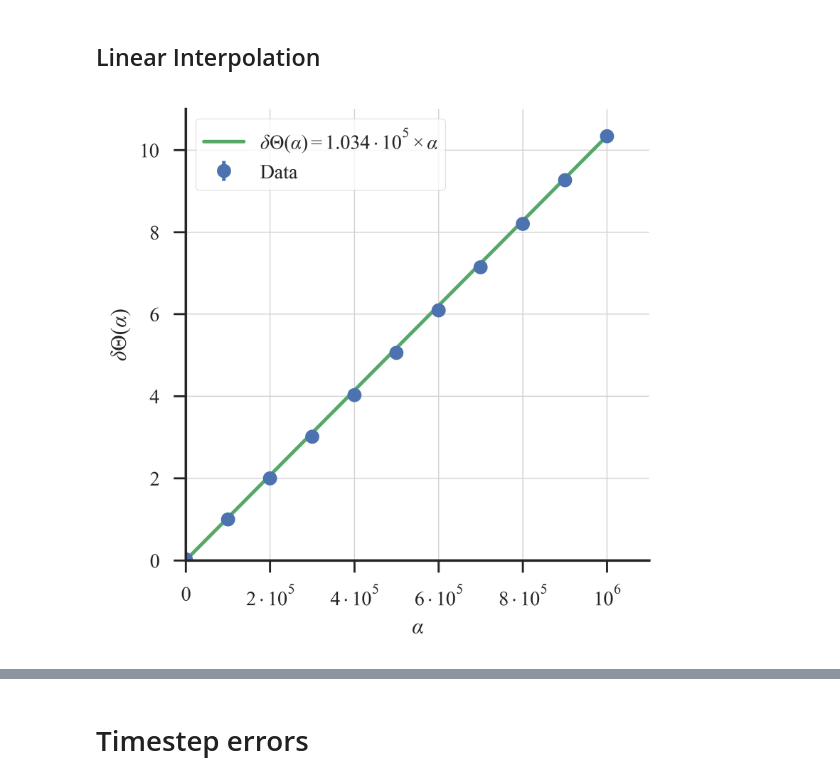
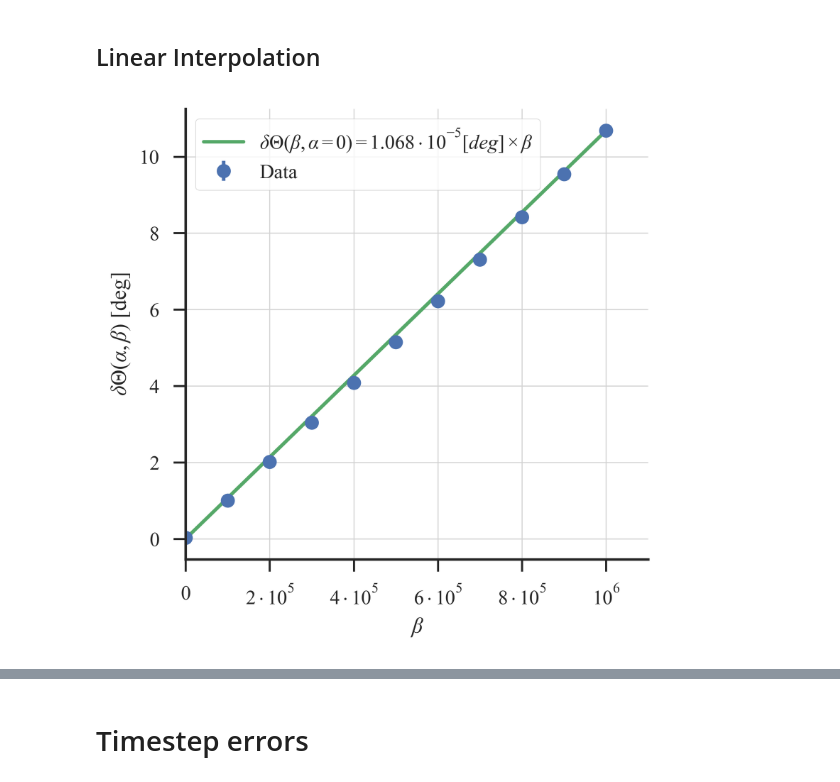
Before and after one commit to ckoerber/mercury-numerical, a Jupyter notebook: analysis/Figures.ipynb, the cells around one changed output, grey strips where cells are left out. Cells and saved outputs as stored; diff of their text form; code cells hidden in the pictures.

```diff
--- a/analysis/Figures.ipynb
+++ b/analysis/Figures.ipynb
@@ -24,6 +24,12 @@ vM0 = 0.51   # in units of R0/T0
 aM  = 1.01   # in units of R0/T0**2
 TM  = 88.    # in units of T0
 rS  = 3.e-7  # in units of R0
+c   = 2592.0 # in units of R0/T0
+h   = (rM0*vM0/c)**2
+
+print "h/rM0**2 = {0:1.1e}".format(h/rM0**2)
+print "rS/rM0 = {0:1.1e}".format(rS/rM0)
+print h
 
 # Initialize distance and velocity vectors
 vec_rM0 = vector(0, rM0, 0)
@@ -32,11 +38,12 @@ vec_vM0 = vector(vM0, 0, 0)
 # Definition of the time step
 dt0    = 2. * vM0 / aM
 alpha0 = 0.
+beta0  = 0.
 
 # Define the function
-def evolve_mercury(vec_rM_old, vec_vM_old, dt=dt0, alpha=alpha0):
+def evolve_mercury(vec_rM_old, vec_vM_old, dt=dt0, alpha=alpha0, beta=beta0):
     # Compute the strength of the acceleration
-    aMS = aM * ( 1. + alpha * rS / vec_rM_old.mag  ) / vec_rM_old.mag**2
+    aMS = aM * ( 1. + alpha * rS / vec_rM_old.mag + beta * h / vec_rM_old.mag **2  ) / vec_rM_old.mag**2
     # Multiply by the direction
     vec_aMS = - aMS * ( vec_rM_old / vec_rM_old.mag )
     # Update velocity vector
@@ -49,7 +56,7 @@ def evolve_mercury(vec_rM_old, vec_vM_old, dt=dt0, alpha=alpha0):
 def angle_between(v1, v2):
     return acos( dot(v1, v2) / (v1.mag * v2.mag) ) * 180. / pi
 
-def get_delta_Theta(alpha, dt):
+def get_delta_Theta(dt, alpha=0.0, beta=0.0):
     # Run parameters
     vec_r_last = vec_rM0
     turns      = 0
@@ -67,7 +74,7 @@ def get_delta_Theta(alpha, dt):
         vec_r_before_last = vec_r_last
         vec_r_last        = vector(Mpos)
         # update the velocity and position
-        Mpos , Mvel = evolve_mercury(Mpos , Mvel , dt=dt,alpha=alpha)
+        Mpos , Mvel = evolve_mercury(Mpos , Mvel , dt=dt, alpha=alpha, beta=beta)
         # check if at perihelion
         if vec_r_before_last.mag > vec_r_last.mag < Mpos.mag:
             turns = turns+1
@@ -148,35 +161,44 @@ a4h = cm2inch(297./10) #mm
 # %%
 fig = plt.figure(figsize=(a4w*0.5, a4w*0.5), dpi=500)
 
-tf = df.query("dt < 0.02")
-m  = tf.query("alpha==1.e6")["avg"].as_matrix()[0]/1.e6
+par    ="beta"
+notpar ="alpha"
+#notpar ="beta"
+#par    ="alpha"
+
+tf = df.query("dt < 0.02 and {notpar}==0.0".format(notpar=notpar))
+m  = tf.query("{par}==1.e6".format(par=par))["avg"].as_matrix()[0]/1.e6
+
 alpha_lin = np.linspace(0,1.e6,400)
 theta_lin = m*alpha_lin
 
 ax = fig.gca()
 
-fit_label=r"$\delta \Theta(\alpha) = {m:1.3e} \times \alpha$".format(m=m)
-fit_label=re.sub("([0-9\.]+)e-0([1-9]+)","\g<1> \cdot 10^{\g<2>}",fit_label)
+fit_label=r"$\delta \Theta(\{par}) = {m:1.3e} \times \{par}$".format(m=m, par=par)
+base, exp = re.findall("([0-9\.]+)e([\-0-9]+)",fit_label)[0]
+fit_label=r"$\delta \Theta(\{par},\{notpar}=0) = {base:1.3f} \cdot 10^{{{exp:d}}} [deg] \times \{par}$".format(
+    base=float(base), exp=int(exp), par=par, notpar=notpar
+)
 
-ax.errorbar(tf.alpha, tf["avg"], tf["std"], marker="o", linestyle="None", label="Data")
+ax.errorbar(tf[par], tf["avg"], tf["std"], marker="o", linestyle="None", label="Data")
 ax.plot(alpha_lin, theta_lin, label=fit_label)
 
 ax.plot()
 
 ax.grid(color='lightgray', linestyle='-', linewidth=0.5)
 
 sns.despine()
 
 ax.set_xlim(0, 1.1e6)
-ax.set_ylim(0,11)
+#ax.set_ylim(0,11)
 
-ax.set_ylabel(r"$\delta \Theta(\alpha)$")
-ax.set_xlabel(r"$\alpha$")
+ax.set_ylabel(r"$\delta \Theta(\alpha, \beta)$ [deg]".format(par=par))
+ax.set_xlabel(r"$\{par}$".format(par=par))
 
 ax.set_xticklabels(["$0$"]+["${n}\cdot10^{{5}}$".format(n=n) for n in range(2,10,2)]+["$10^{6}$"])
 
 ax.legend(loc="best", frameon=True)
 
 plt.show(fig)
 # %% [output]
-[figure, old version]
+[figure, new version]
```
Also changed, not shown: parts of 9 cells of this notebook, 6 other files.
